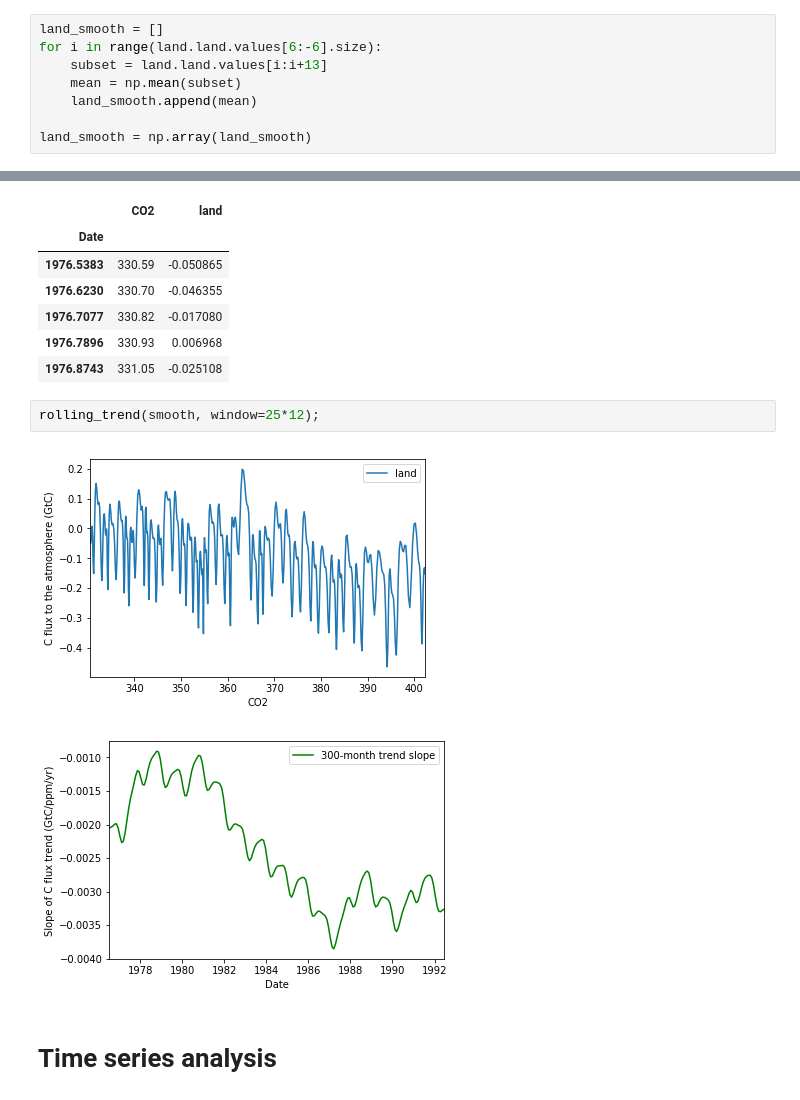
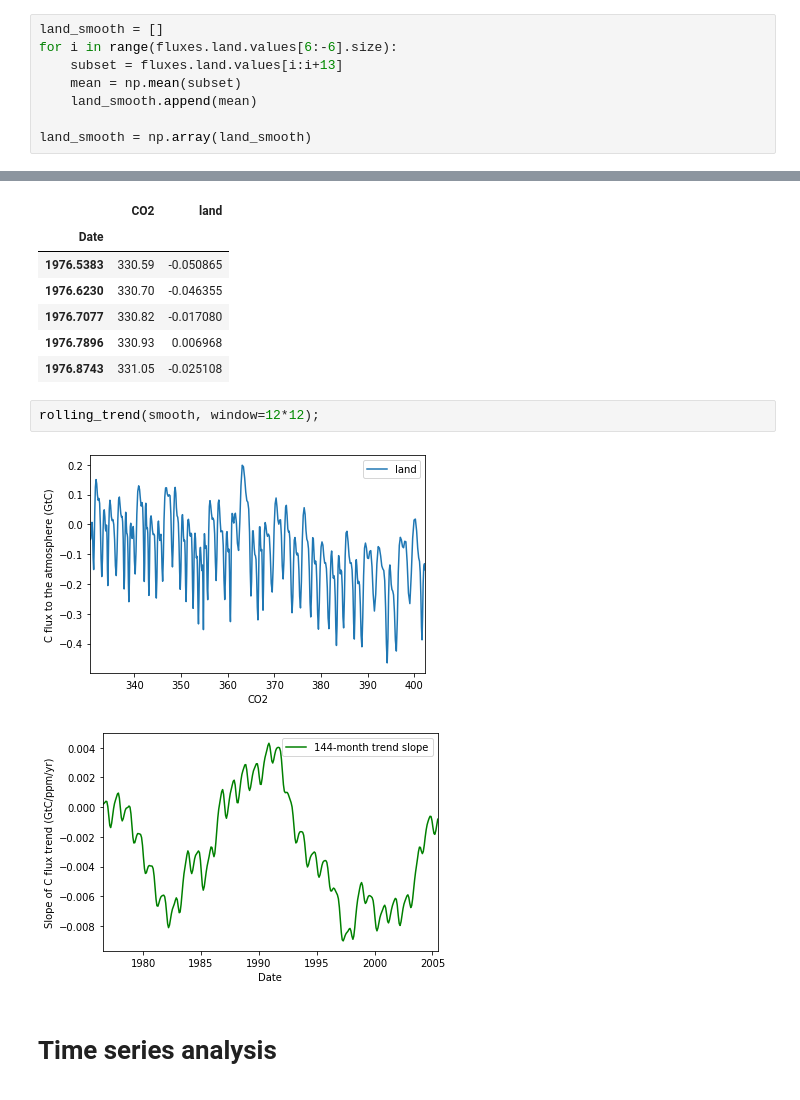
Before and after one commit to rursino/carbon-cycle-feedbacks, a Jupyter notebook: Peylin_flux/Notebooks/deseasonalize.ipynb, the cells around one changed output, grey strips where cells are left out. Cells and saved outputs as stored; diff of their text form.

Commit message:
model eval for trends complete, got fn

```diff
--- a/Peylin_flux/Notebooks/deseasonalize.ipynb
+++ b/Peylin_flux/Notebooks/deseasonalize.ipynb
@@ -241,8 +245,8 @@ rolling_trend(des, window=25*12);
 # 13-point smoothing
 # %%
 land_smooth = []
-for i in range(land.land.values[6:-6].size):
-    subset = land.land.values[i:i+13]
+for i in range(fluxes.land.values[6:-6].size):
+    subset = fluxes.land.values[i:i+13]
     mean = np.mean(subset)
     land_smooth.append(mean)
 
@@ -265,10 +269,10 @@ smooth.head()
 | 1976.7896 | 330.93 | 0.006968 |
 | 1976.8743 | 331.05 | -0.025108 |
 # %%
-rolling_trend(smooth, window=25*12);
+rolling_trend(smooth, window=12*12);
 # %% [output]
-[figure, old version]
+[figure, new version]
-[figure, old version]
+[figure, new version]
 # %% [markdown]
 # Time series analysis
 # %% [markdown]
```
Also changed, not shown: parts of 23 cells of this notebook, 1 other file.
